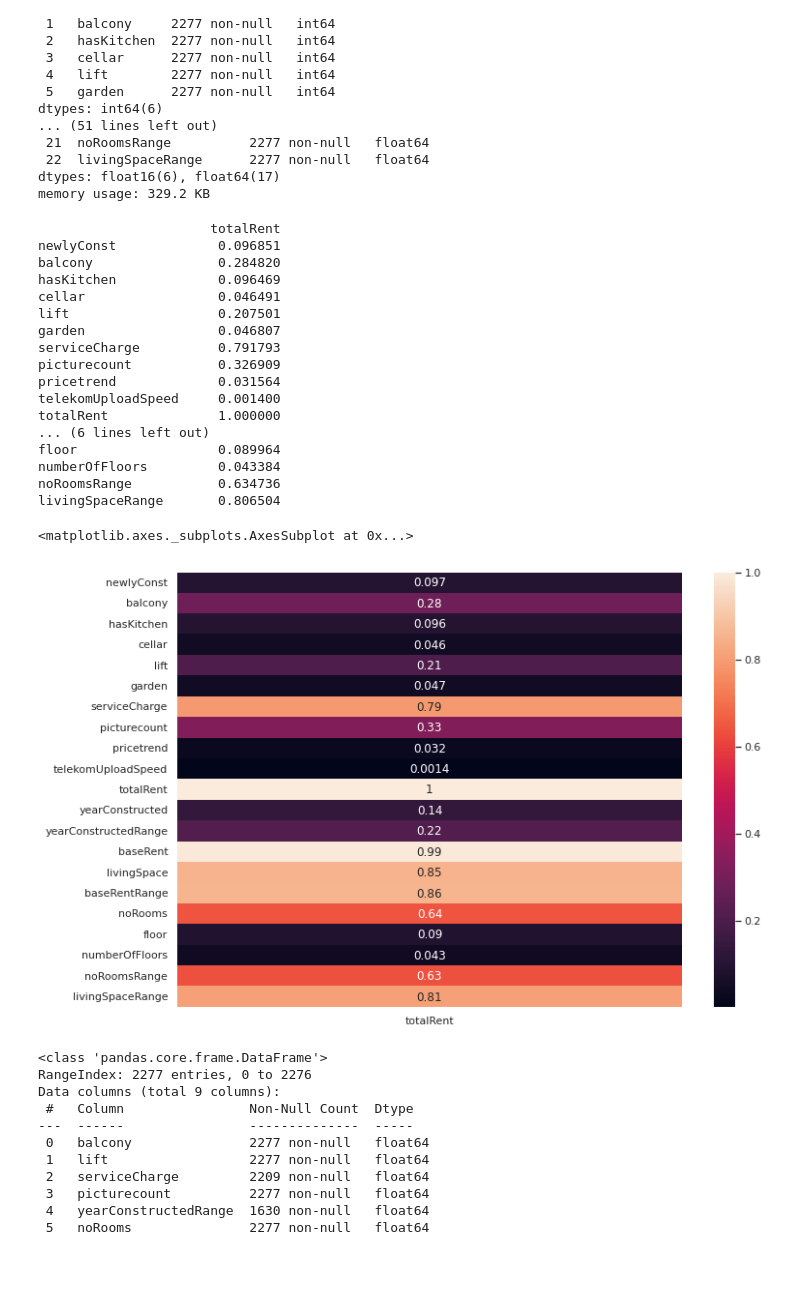
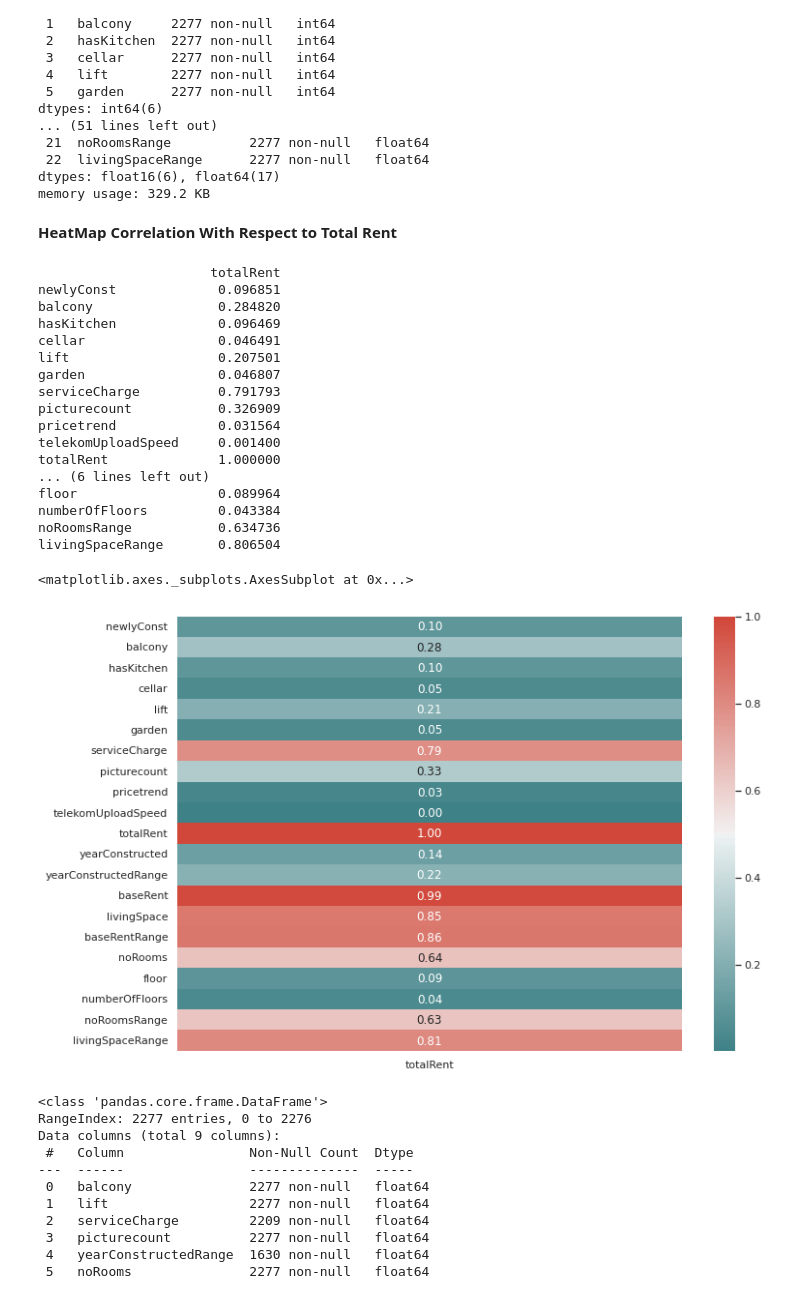
Before and after one commit to Mihrabch/Rental, a Jupyter notebook: Rental_Github.ipynb, the cells around one changed output. Drawn from its saved outputs; the diff is of its cells as text; code cells hidden in the pictures; blank space fills up the shorter version.

```diff
--- a/Rental_Github.ipynb
+++ b/Rental_Github.ipynb
@@ -404,36 +403,39 @@ memory usage: 329.2 KB
 #Dropping Unnecessary Columns
 
 dfk_num_drp1 = dfk_num.drop(columns = [ 'scoutId','geo_plz'])
+# %% [markdown]
+**HeatMap Correlation With Respect to Total Rent**
 # %%
 #correlation for the numerical data with respect to totalRent
 
 corr = pd.DataFrame(dfk_num_drp1.corr()[['totalRent']].abs())#.sort_values(by='totalRent', ascending=False))
 print(corr)
 corr = pd.DataFrame(dfk_num_drp1.corr()[['totalRent']].abs())
 
 #visual representation
 sns.set(rc={'figure.figsize':(11.7,8.27)})
-sns.heatmap(corr, xticklabels=True, yticklabels=True, annot=True)
+cmap = sns.diverging_palette(200, 15, as_cmap=True)
+sns.heatmap(corr, xticklabels=True, yticklabels=True, annot=True, cmap=cmap, fmt='.2f',annot_kws={'size': 12})
 # %% [output]
                       totalRent
 newlyConst             0.096851
 balcony                0.284820
 hasKitchen             0.096469
 cellar                 0.046491
 lift                   0.207501
 garden                 0.046807
 serviceCharge          0.791793
 picturecount           0.326909
 pricetrend             0.031564
 telekomUploadSpeed     0.001400
 totalRent              1.000000
 ... (6 lines left out)
 floor                  0.089964
 numberOfFloors         0.043384
 noRoomsRange           0.634736
 livingSpaceRange       0.806504
 <matplotlib.axes._subplots.AxesSubplot at 0x...>
-[figure, old version]
+[figure, new version]
 # %%
 #getting_rid_of very high correlated and very low correlated
 #Both of them will give wrong prediction
```
Also changed, not shown: parts of 52 cells of this notebook.
